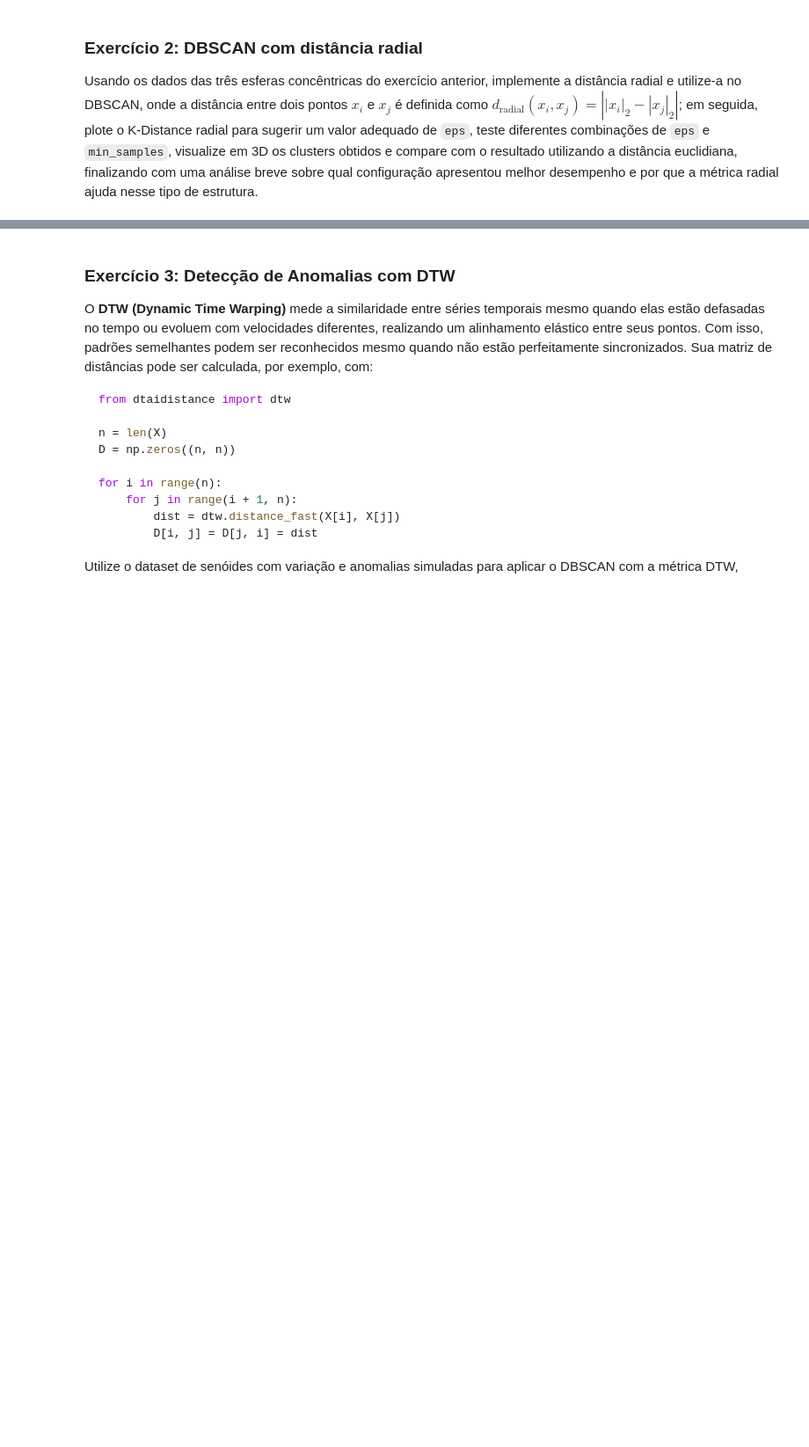
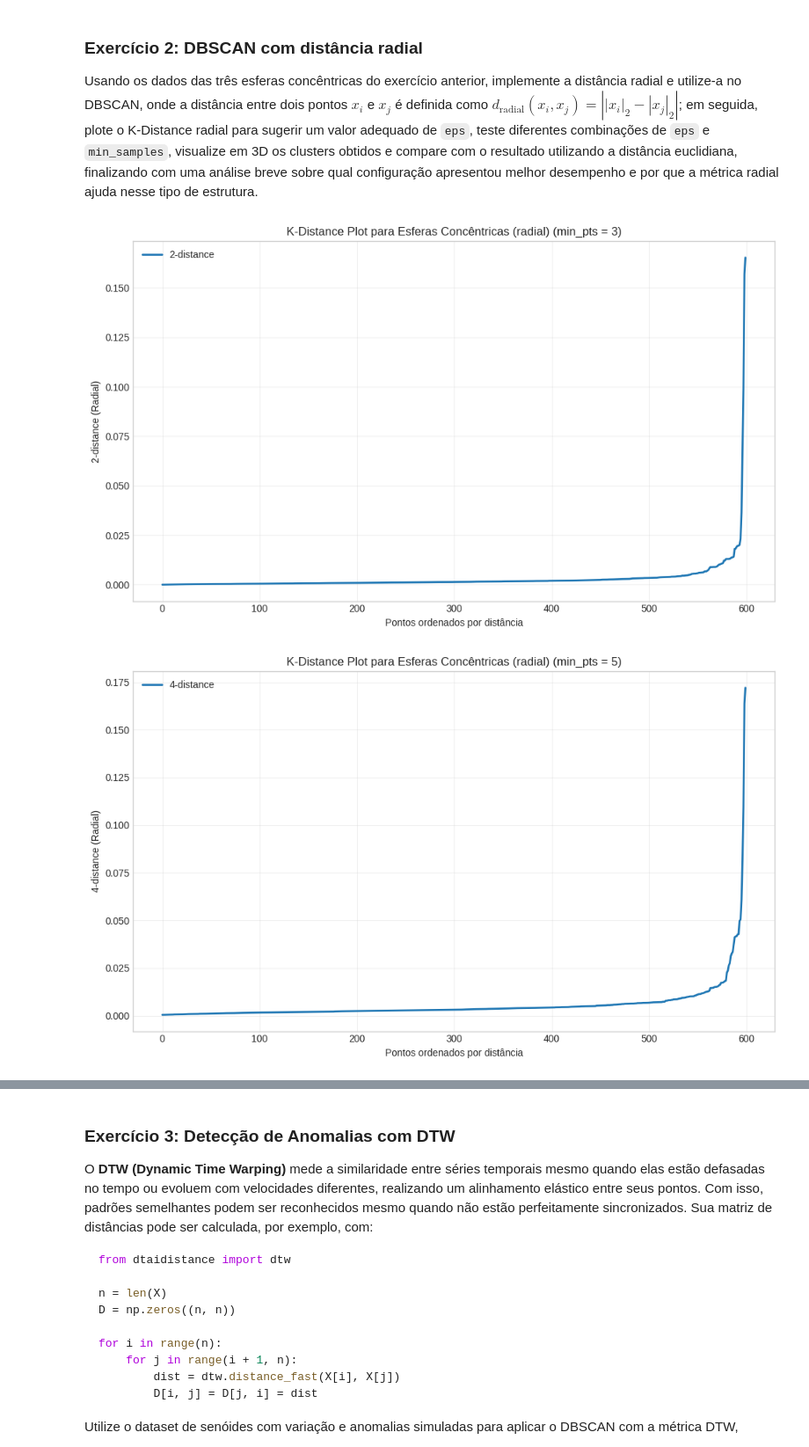
Before and after one commit to JoaoMAraujoJr/Resolu-es-Atividades-Aprendizado-de-Maquina-Supervisionado, a Jupyter notebook: 04_dbscan_resolução.ipynb, the cells around one changed output, grey strips where cells are left out. Shown at 88% size. Saved outputs shown, nothing was run; the diff lists cells and outputs as text; code cells hidden in the pictures; blank space fills up the shorter version.

```diff
--- a/04_dbscan_resolução.ipynb
+++ b/04_dbscan_resolução.ipynb
@@ -472,3 +561,37 @@ fig.show()
 ### Exercício 2: DBSCAN com distância radial
 
 Usando os dados das três esferas concêntricas do exercício anterior, implemente a distância radial e utilize-a no DBSCAN, onde a distância entre dois pontos $x_i$ e $x_j$ é definida como $d_{\mathrm{radial}}(x_i, x_j) = \left| |x_i|_2 - |x_j|_2 \right|$; em seguida, plote o K-Distance radial para sugerir um valor adequado de `eps`, teste diferentes combinações de `eps` e `min_samples`, visualize em 3D os clusters obtidos e compare com o resultado utilizando a distância euclidiana, finalizando com uma análise breve sobre qual configuração apresentou melhor desempenho e por que a métrica radial ajuda nesse tipo de estrutura.
+# %%
+def plot_k_distance_radial(X, min_pts, title="K-Distance Plot (Radial)"):
+    """Plota o gráfico K-Distance usando a métrica radial."""
+    k = int(min_pts - 1)
+
+    #calcula a distancia do centro de cada ponto
+    X_norms = np.linalg.norm(X, axis=1).reshape(-1, 1)
+
+
+    nn = NearestNeighbors(n_neighbors=k+1, metric="euclidean")
+    nn.fit(X_norms)
+    distances, _ = nn.kneighbors(X_norms)
+
+    kth_distances = distances[:, k]
+    k_distances_sorted = np.sort(kth_distances)
+
+    # Plot
+    plt.figure(figsize=(10, 6))
+    plt.plot(range(len(k_distances_sorted)), k_distances_sorted, linewidth=2, label=f'{k}-distance')
+    plt.xlabel("Pontos ordenados por distância")
+    plt.ylabel(f"{k}-distance (Radial)")
+    plt.title(title)
+    plt.grid(True, alpha=0.3)
+    plt.legend()
+    plt.tight_layout()
+    plt.show()
+
+
+min_point_values = [3, 5, 8 ,10]
+for min_pts in min_point_values:
+  plot_k_distance_radial(X_spheres, min_pts, title="K-Distance Plot para Esferas Concêntricas (radial) (min_pts = " + str(min_pts) + ")")
+# %% [output]
+[figure, added]
+[figure, added]
```
Also changed, not shown: parts of 18 cells of this notebook.
